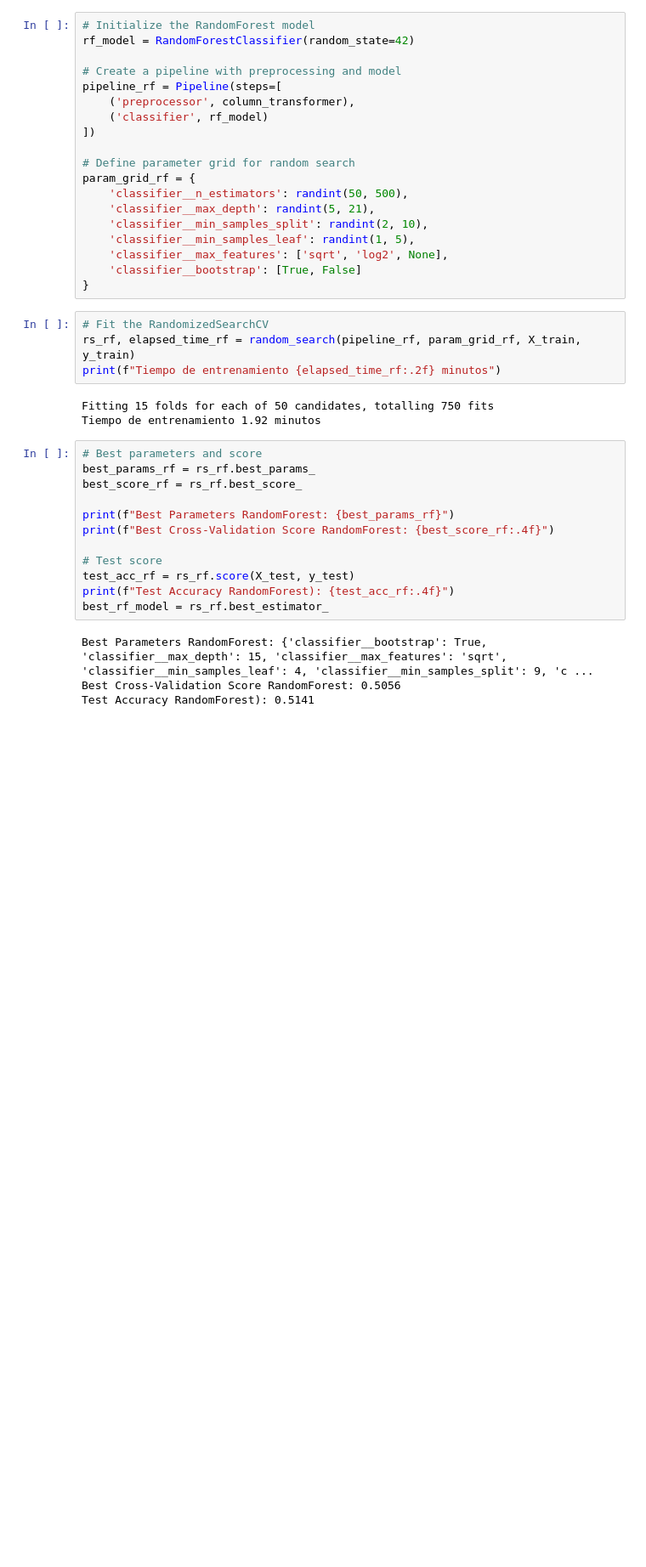
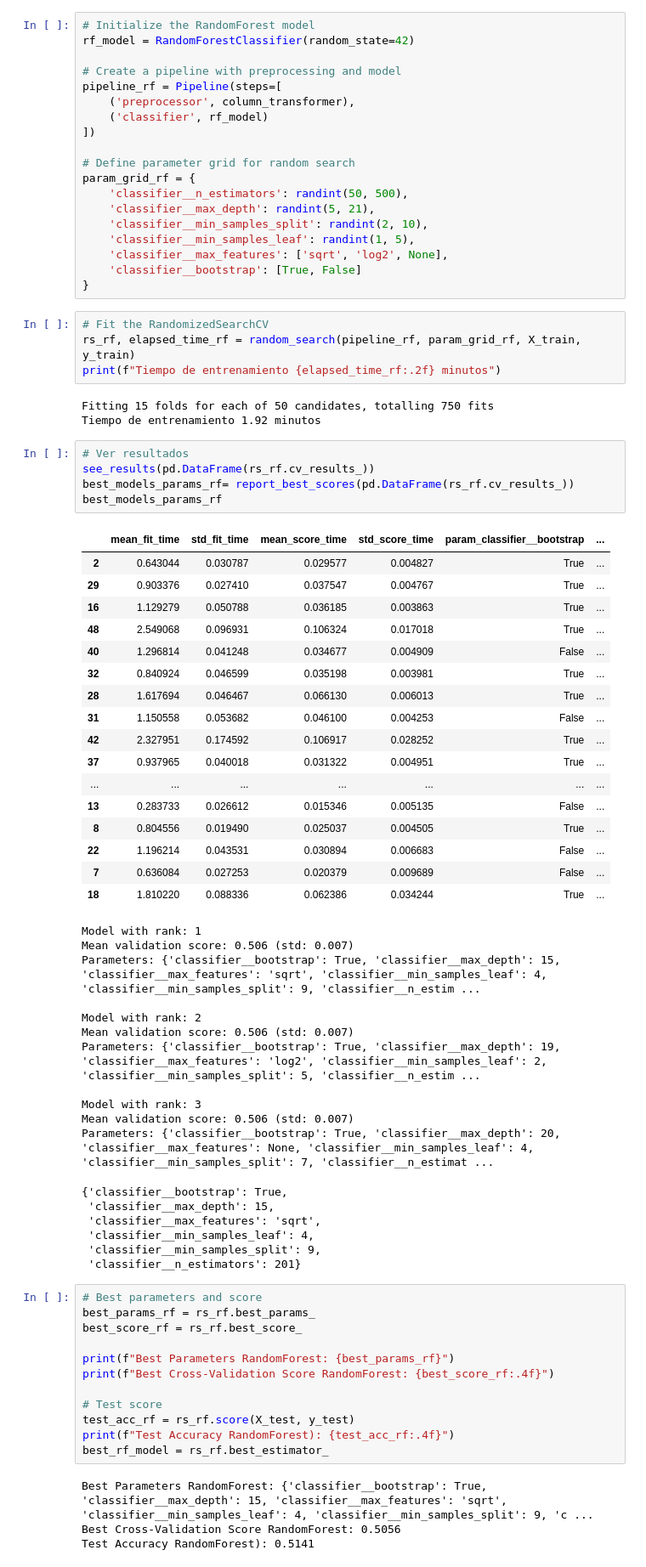
Before and after one commit to juankquintana/prediccion_salarios, a Jupyter notebook: Models/Classification/salaries_classification_models.ipynb, the cells around one changed output. Shown at 85% size. Saved outputs shown, nothing was run; the diff lists cells and outputs as text; blank space fills up the shorter version.

```diff
--- a/Models/Classification/salaries_classification_models.ipynb
+++ b/Models/Classification/salaries_classification_models.ipynb
@@ -376,6 +376,46 @@ print(f"Tiempo de entrenamiento {elapsed_time_rf:.2f} minutos")
 # %% [output]
 Fitting 15 folds for each of 50 candidates, totalling 750 fits
 Tiempo de entrenamiento 1.92 minutos
+# %%
+# Ver resultados
+see_results(pd.DataFrame(rs_rf.cv_results_))
+best_models_params_rf= report_best_scores(pd.DataFrame(rs_rf.cv_results_))
+best_models_params_rf
+# %% [output]
+|  | mean_fit_time | std_fit_time | mean_score_time | std_score_time | param_classifier__bootstrap | ... |
+| 2 | 0.643044 | 0.030787 | 0.029577 | 0.004827 | True | ... |
+| 29 | 0.903376 | 0.027410 | 0.037547 | 0.004767 | True | ... |
+| 16 | 1.129279 | 0.050788 | 0.036185 | 0.003863 | True | ... |
+| 48 | 2.549068 | 0.096931 | 0.106324 | 0.017018 | True | ... |
+| 40 | 1.296814 | 0.041248 | 0.034677 | 0.004909 | False | ... |
+| 32 | 0.840924 | 0.046599 | 0.035198 | 0.003981 | True | ... |
+| 28 | 1.617694 | 0.046467 | 0.066130 | 0.006013 | True | ... |
+| 31 | 1.150558 | 0.053682 | 0.046100 | 0.004253 | False | ... |
+| 42 | 2.327951 | 0.174592 | 0.106917 | 0.028252 | True | ... |
+| 37 | 0.937965 | 0.040018 | 0.031322 | 0.004951 | True | ... |
+| ... | ... | ... | ... | ... | ... | ... |
+| 13 | 0.283733 | 0.026612 | 0.015346 | 0.005135 | False | ... |
+| 8 | 0.804556 | 0.019490 | 0.025037 | 0.004505 | True | ... |
+| 22 | 1.196214 | 0.043531 | 0.030894 | 0.006683 | False | ... |
+| 7 | 0.636084 | 0.027253 | 0.020379 | 0.009689 | False | ... |
+| 18 | 1.810220 | 0.088336 | 0.062386 | 0.034244 | True | ... |
+Model with rank: 1
+Mean validation score: 0.506 (std: 0.007)
+Parameters: {'classifier__bootstrap': True, 'classifier__max_depth': 15, 'classifier__max_features': 'sqrt', 'classifier__min_samples_leaf': 4, 'classifier__min_samples_split': 9, 'classifier__n_estim ...
+
+Model with rank: 2
+Mean validation score: 0.506 (std: 0.007)
+Parameters: {'classifier__bootstrap': True, 'classifier__max_depth': 19, 'classifier__max_features': 'log2', 'classifier__min_samples_leaf': 2, 'classifier__min_samples_split': 5, 'classifier__n_estim ...
+
+Model with rank: 3
+Mean validation score: 0.506 (std: 0.007)
+Parameters: {'classifier__bootstrap': True, 'classifier__max_depth': 20, 'classifier__max_features': None, 'classifier__min_samples_leaf': 4, 'classifier__min_samples_split': 7, 'classifier__n_estimat ...
+{'classifier__bootstrap': True,
+ 'classifier__max_depth': 15,
+ 'classifier__max_features': 'sqrt',
+ 'classifier__min_samples_leaf': 4,
+ 'classifier__min_samples_split': 9,
+ 'classifier__n_estimators': 201}
 # %%
 # Best parameters and score
 best_params_rf = rs_rf.best_params_
```
Also changed, not shown: parts of 1 cell of this notebook.
